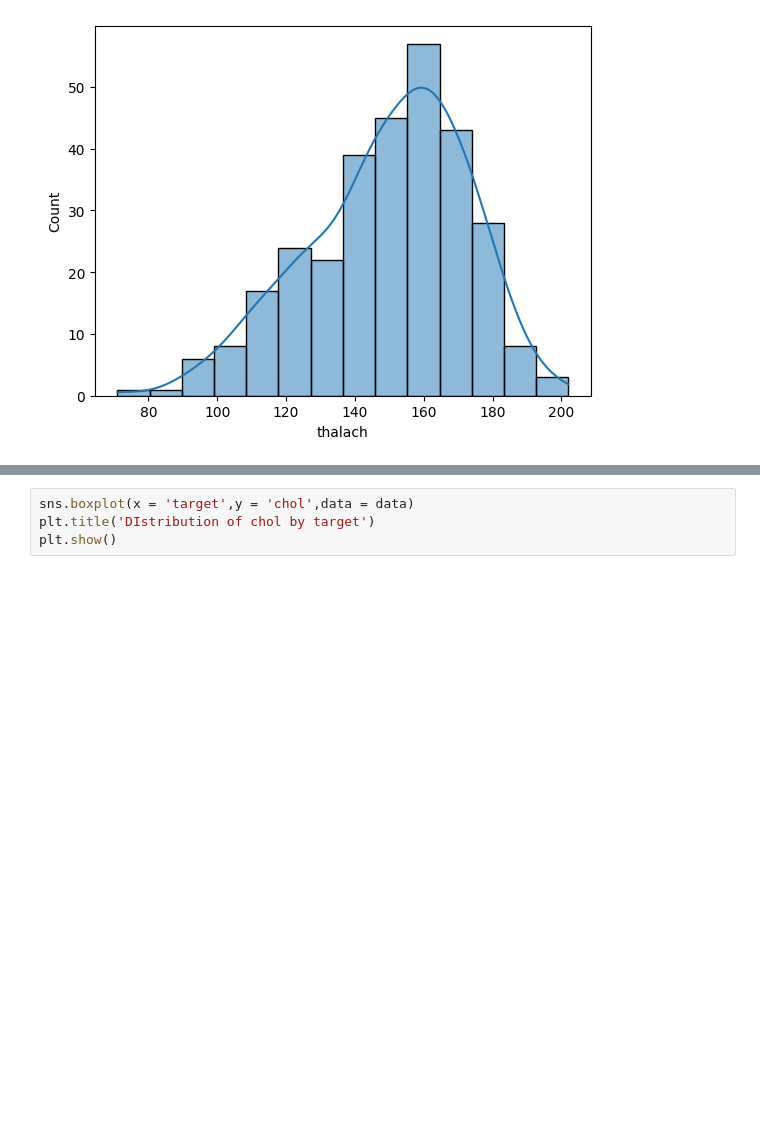
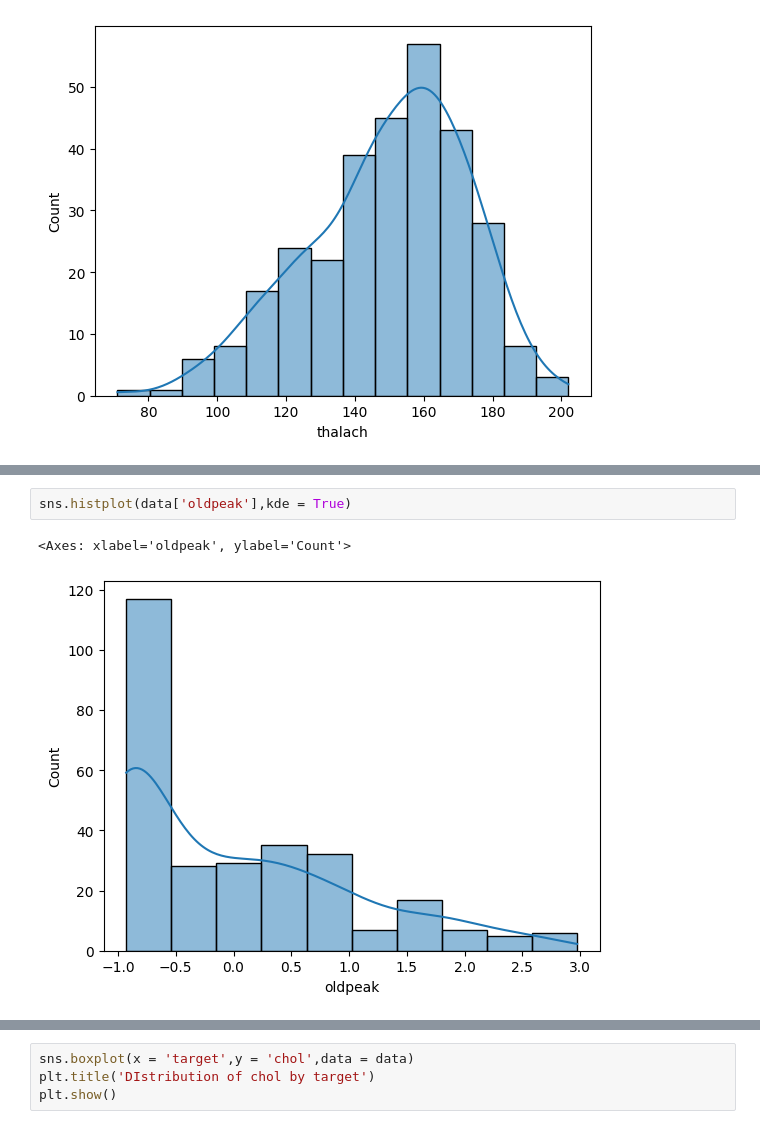
Before and after one commit to Ashamaro/Heart_Explolatory_Analysis, a Jupyter notebook: Untitled.ipynb, the cells around one changed output, grey strips where cells are left out. Saved outputs shown, nothing was run; the diff lists cells and outputs as text; blank space fills up the shorter version.

```diff
--- a/Untitled.ipynb
+++ b/Untitled.ipynb
@@ -149 +154,6 @@ sns.histplot(data['thalach'],kde = True)
+# %%
+sns.histplot(data['oldpeak'],kde = True)
+# %% [output]
+<Axes: xlabel='oldpeak', ylabel='Count'>
+[figure, added]
 # %%
```
Also changed, not shown: parts of 20 cells of this notebook.
